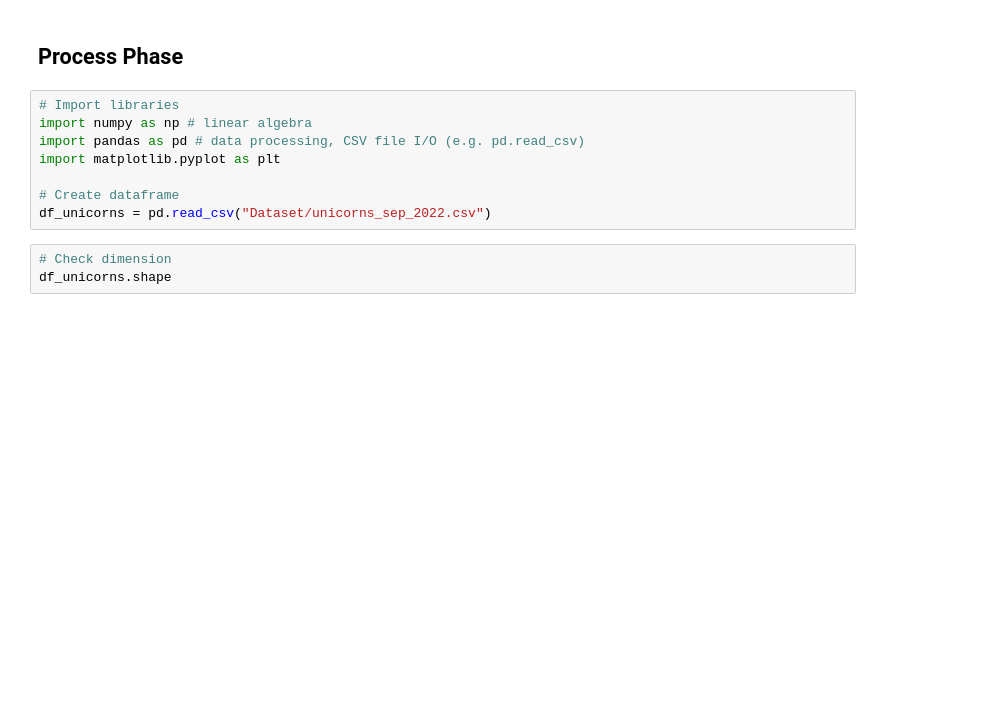
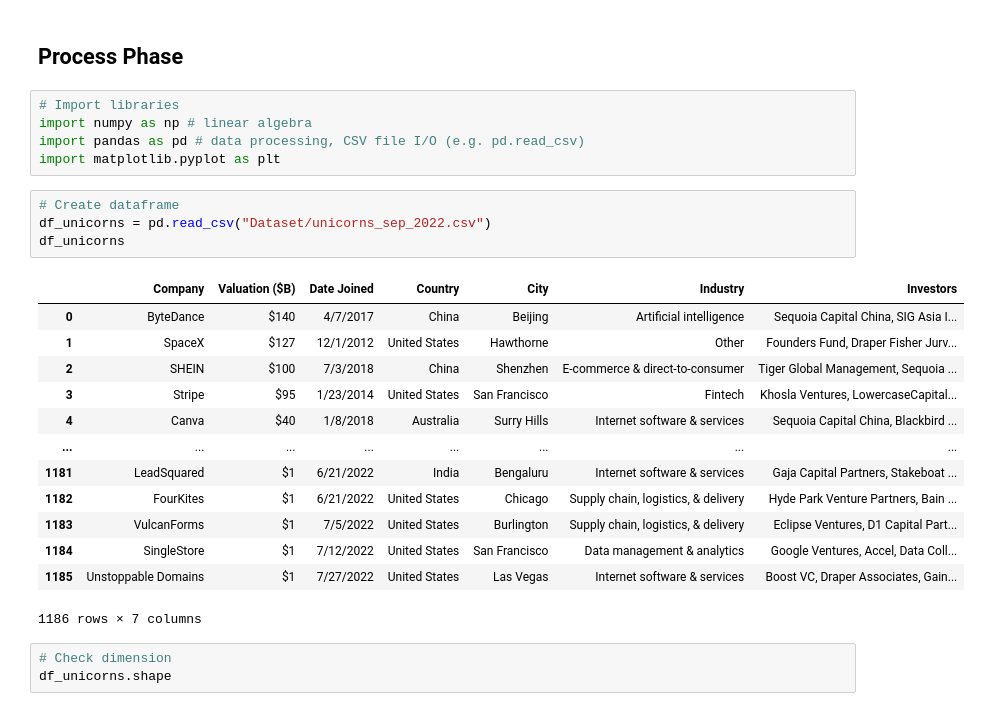
Before and after one commit to nelleuSant/Analysis_Py, a Jupyter notebook: Case_Unicorn/unicorn-case-study.ipynb, the cells around one changed output. Cells and saved outputs as stored; diff of their text form; blank space fills up the shorter version.

```diff
--- a/Case_Unicorn/unicorn-case-study.ipynb
+++ b/Case_Unicorn/unicorn-case-study.ipynb
@@ -15,9 +15,24 @@ The data source used for this case study is [Unicorn Startups Data](https://www.
 import numpy as np # linear algebra
 import pandas as pd # data processing, CSV file I/O (e.g. pd.read_csv)
 import matplotlib.pyplot as plt
-
-# Create dataframe
-df_unicorns = pd.read_csv("Dataset/unicorns_sep_2022.csv")
+# %%
+# Create dataframe
+df_unicorns = pd.read_csv("Dataset/unicorns_sep_2022.csv")
+df_unicorns
+# %% [output]
+|  | Company | Valuation ($B) | Date Joined | Country | City | Industry | Investors |
+| 0 | ByteDance | $140 | 4/7/2017 | China | Beijing | Artificial intelligence | Sequoia Capital China, SIG Asia I... |
+| 1 | SpaceX | $127 | 12/1/2012 | United States | Hawthorne | Other | Founders Fund, Draper Fisher Jurv... |
+| 2 | SHEIN | $100 | 7/3/2018 | China | Shenzhen | E-commerce & direct-to-consumer | Tiger Global Management, Sequoia ... |
+| 3 | Stripe | $95 | 1/23/2014 | United States | San Francisco | Fintech | Khosla Ventures, LowercaseCapital... |
+| 4 | Canva | $40 | 1/8/2018 | Australia | Surry Hills | Internet software & services | Sequoia Capital China, Blackbird ... |
+| ... | ... | ... | ... | ... | ... | ... | ... |
+| 1181 | LeadSquared | $1 | 6/21/2022 | India | Bengaluru | Internet software & services | Gaja Capital Partners, Stakeboat ... |
+| 1182 | FourKites | $1 | 6/21/2022 | United States | Chicago | Supply chain, logistics, & delivery | Hyde Park Venture Partners, Bain ... |
+| 1183 | VulcanForms | $1 | 7/5/2022 | United States | Burlington | Supply chain, logistics, & delivery | Eclipse Ventures, D1 Capital Part... |
+| 1184 | SingleStore | $1 | 7/12/2022 | United States | San Francisco | Data management & analytics | Google Ventures, Accel, Data Coll... |
+| 1185 | Unstoppable Domains | $1 | 7/27/2022 | United States | Las Vegas | Internet software & services | Boost VC, Draper Associates, Gain... |
+1186 rows × 7 columns
 # %%
 # Check dimension
 df_unicorns.shape
```
Also changed, not shown: 1 other file.
